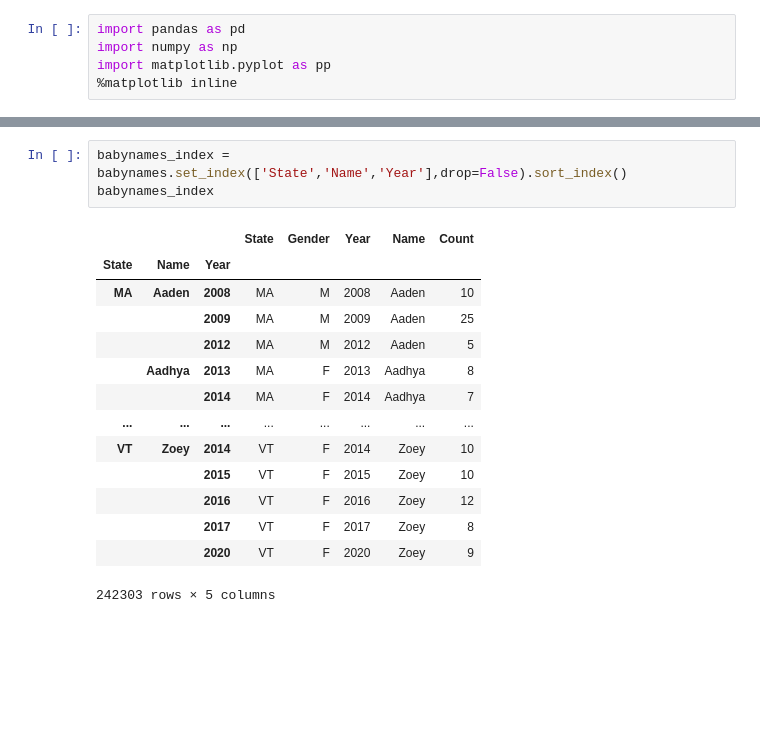
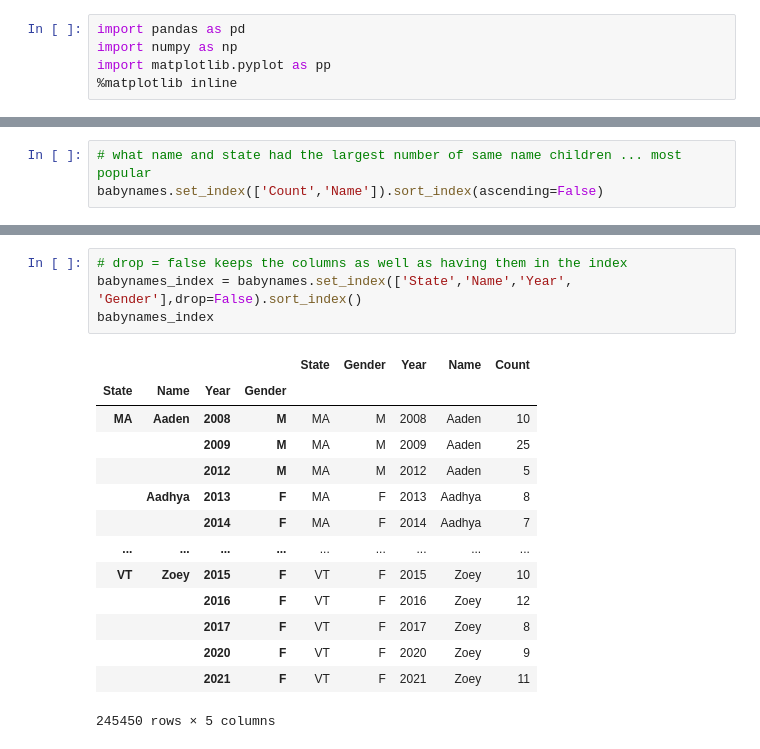
Before and after one commit to usm-cos422-522/courseMaterials, a Jupyter notebook: Lectures/Babynames.ipynb, the cells around one changed output, grey strips where cells are left out. Drawn from its saved outputs; the diff is of its cells as text; blank space fills up the shorter version.

```diff
--- a/Lectures/Babynames.ipynb
+++ b/Lectures/Babynames.ipynb
@@ -151,0 +173,3 @@ babynames_index.sum(level="Name")
+# %%
+# what name and state had the largest number of same name children ... most popular
+babynames.set_index(['Count','Name']).sort_index(ascending=False)
@@ -221,18 +313,19 @@ babynames_index.loc[('Bruce')]
 # %%
-babynames_index = babynames.set_index(['State','Name','Year'],drop=False).sort_index()
+# drop = false keeps the columns as well as having them in the index
+babynames_index = babynames.set_index(['State','Name','Year', 'Gender'],drop=False).sort_index()
 babynames_index
 # %% [output]
-|  |  |  | State | Gender | Year | Name | Count |
-| State | Name | Year |  |  |  |  |  |
-| MA | Aaden | 2008 | MA | M | 2008 | Aaden | 10 |
-|  |  | 2009 | MA | M | 2009 | Aaden | 25 |
-|  |  | 2012 | MA | M | 2012 | Aaden | 5 |
-|  | Aadhya | 2013 | MA | F | 2013 | Aadhya | 8 |
-|  |  | 2014 | MA | F | 2014 | Aadhya | 7 |
-| ... | ... | ... | ... | ... | ... | ... | ... |
-| VT | Zoey | 2014 | VT | F | 2014 | Zoey | 10 |
-|  |  | 2015 | VT | F | 2015 | Zoey | 10 |
-|  |  | 2016 | VT | F | 2016 | Zoey | 12 |
-|  |  | 2017 | VT | F | 2017 | Zoey | 8 |
-|  |  | 2020 | VT | F | 2020 | Zoey | 9 |
+|  |  |  |  | State | Gender | Year | Name | Count |
+| State | Name | Year | Gender |  |  |  |  |  |
+| MA | Aaden | 2008 | M | MA | M | 2008 | Aaden | 10 |
+|  |  | 2009 | M | MA | M | 2009 | Aaden | 25 |
+|  |  | 2012 | M | MA | M | 2012 | Aaden | 5 |
+|  | Aadhya | 2013 | F | MA | F | 2013 | Aadhya | 8 |
+|  |  | 2014 | F | MA | F | 2014 | Aadhya | 7 |
+| ... | ... | ... | ... | ... | ... | ... | ... | ... |
+| VT | Zoey | 2015 | F | VT | F | 2015 | Zoey | 10 |
+|  |  | 2016 | F | VT | F | 2016 | Zoey | 12 |
+|  |  | 2017 | F | VT | F | 2017 | Zoey | 8 |
+|  |  | 2020 | F | VT | F | 2020 | Zoey | 9 |
+|  |  | 2021 | F | VT | F | 2021 | Zoey | 11 |
-242303 rows × 5 columns
+245450 rows × 5 columns
```
Also changed, not shown: parts of 38 cells of this notebook.
